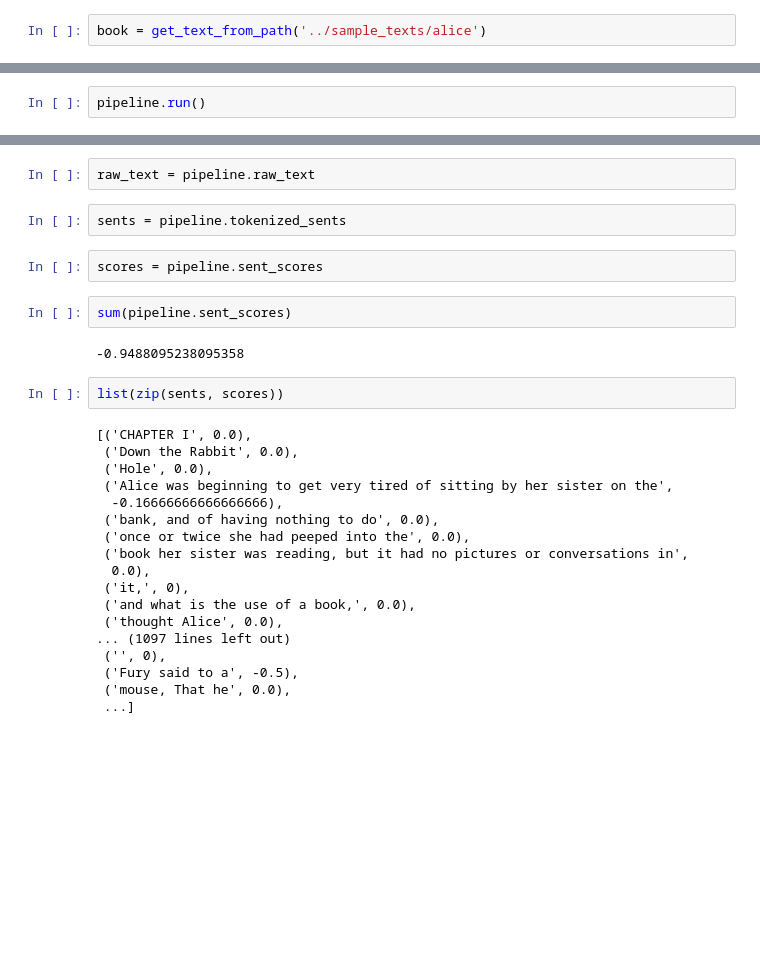
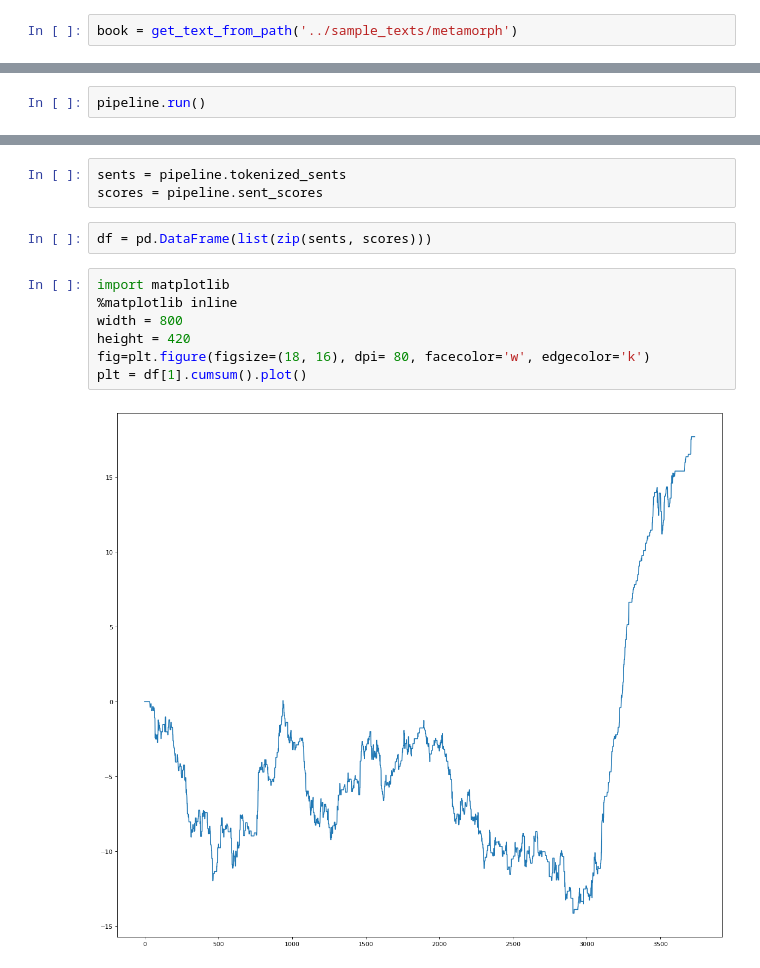
Before and after one commit to wesdoyle/limbus, a Jupyter notebook: notebooks/scratch.ipynb, the cells around one changed output, grey strips where cells are left out. Cells and saved outputs as stored; diff of their text form; blank space fills up the shorter version.

```diff
--- a/notebooks/scratch.ipynb
+++ b/notebooks/scratch.ipynb
@@ -7,7 +10,7 @@ def get_text_from_path(path):
     with open(path, 'r') as f:
         return f.read()
 # %%
-book = get_text_from_path('../sample_texts/alice')
+book = get_text_from_path('../sample_texts/metamorph')
 # %%
 features = ['sent_tokenize', 'word_tokenize', 'score_sentiment']
 pipeline = SimplePipeline(book, features)
@@ -18,30 +19,14 @@ output = pipeline.output
-# %%
-raw_text = pipeline.raw_text
 # %%
 sents = pipeline.tokenized_sents
+scores = pipeline.sent_scores
-# %%
-scores = pipeline.sent_scores
-# %%
-sum(pipeline.sent_scores)
-# %% [output]
--0.9488095238095358
 # %%
-list(zip(sents, scores))
+df = pd.DataFrame(list(zip(sents, scores)))
-# %% [output]
-[('CHAPTER I', 0.0),
- ('Down the Rabbit', 0.0),
- ('Hole', 0.0),
- ('Alice was beginning to get very tired of sitting by her sister on the',
-  -0.16666666666666666),
- ('bank, and of having nothing to do', 0.0),
- ('once or twice she had peeped into the', 0.0),
- ('book her sister was reading, but it had no pictures or conversations in',
-  0.0),
- ('it,', 0),
- ('and what is the use of a book,', 0.0),
- ('thought Alice', 0.0),
-... (1097 lines left out)
- ('', 0),
- ('Fury said to a', -0.5),
- ('mouse, That he', 0.0),
- ...]
+# %%
+import matplotlib
+%matplotlib inline
+width = 800
+height = 420
+fig=plt.figure(figsize=(18, 16), dpi= 80, facecolor='w', edgecolor='k')
+plt = df[1].cumsum().plot()
+# %% [output]
+[figure, added]
```
Also changed, not shown: parts of 3 cells of this notebook.
